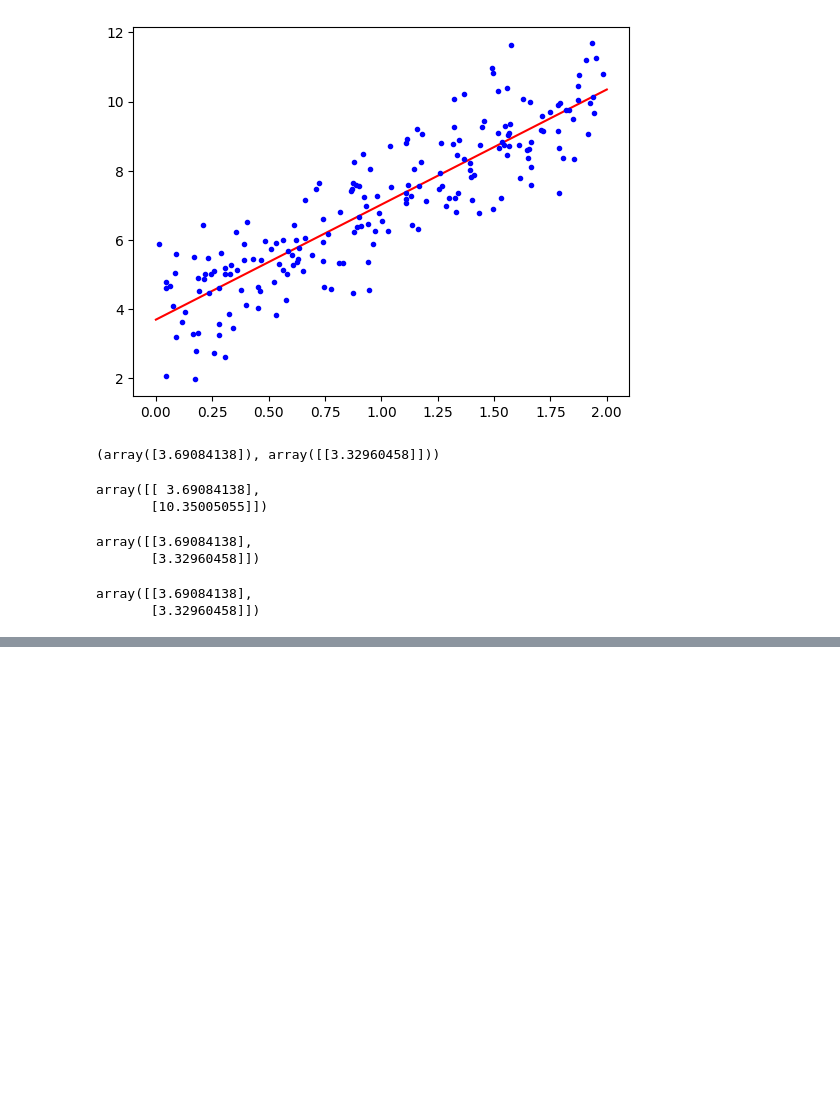
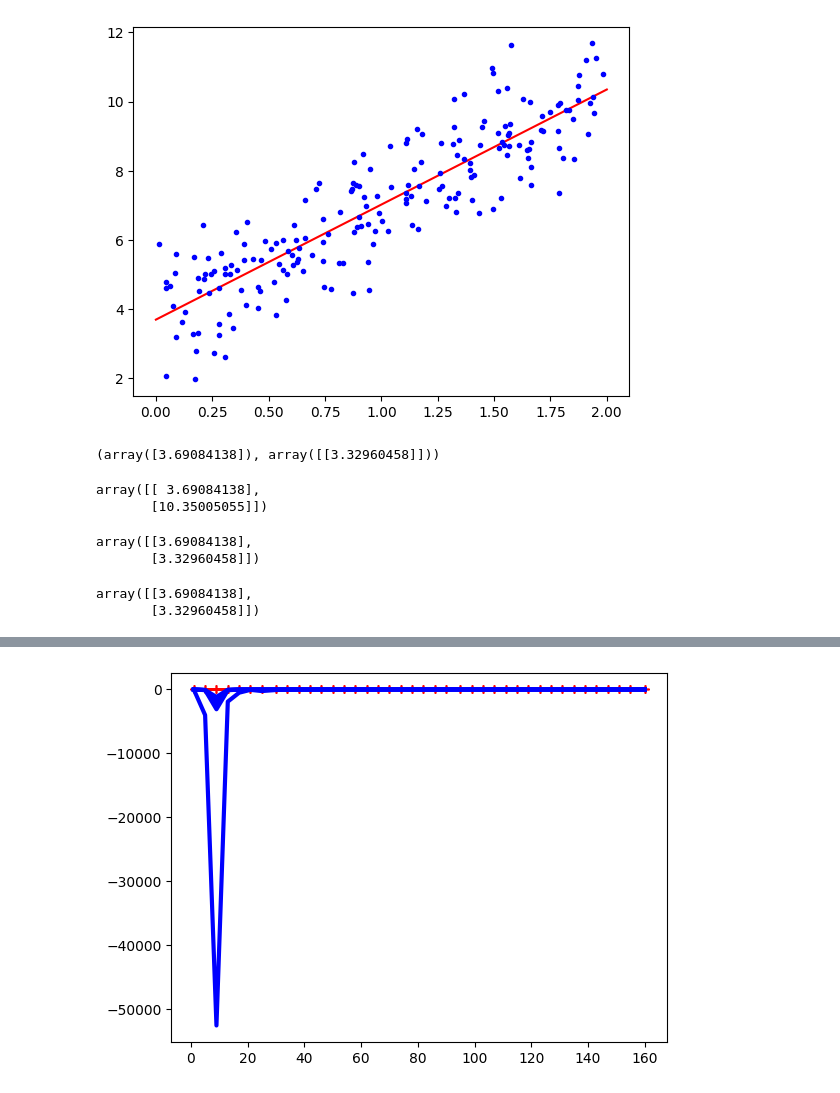
Before and after one commit to kshitijkatore/Learn_Along_AI-ML, a Jupyter notebook: 02_HOML/Chapter_4/Training_Models.ipynb, the cells around one changed output, grey strips where cells are left out. Cells and saved outputs as stored; diff of their text form; code cells hidden in the pictures; blank space fills up the shorter version.

```diff
--- a/02_HOML/Chapter_4/Training_Models.ipynb
+++ b/02_HOML/Chapter_4/Training_Models.ipynb
@@ -70,0 +180,15 @@ array([[3.69084138],
+# %%
+# Now let's look at the learning curves of a 10th-degree polynomial model on the same data
+
+
+from sklearn.pipeline import make_pipeline
+
+polynomial_regression =make_pipeline(PolynomialFeatures(degree=10, include_bias=False), LinearRegression())
+
+train_sizes, train_scores, valid_scores =learning_curve(polynomial_regression, X, y, train_sizes=np.linspace(0.01, 1.0, 40), cv=5, scoring="neg_root_mean_squared_error")
+plt.plot(train_sizes, train_scores, "r-+", linewidth=2, label="train")
+plt.plot(train_sizes, valid_scores, "b-", linewidth=3, label="valid")
+[...]
+plt.show()
+# %% [output]
+[figure, added]
```
Also changed, not shown: parts of 41 cells of this notebook, 3 other files.
